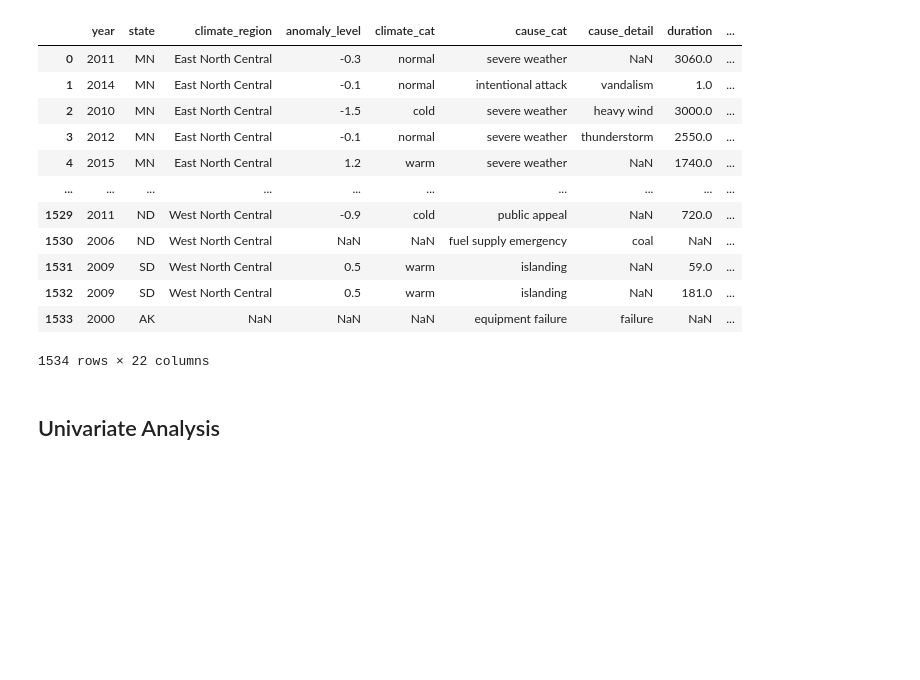
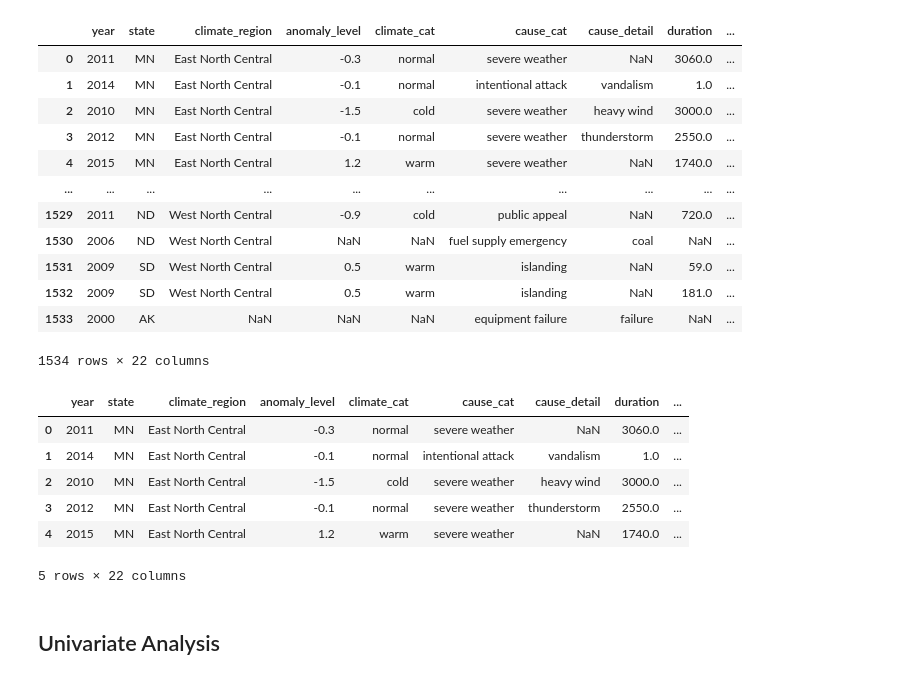
Before and after one commit to rcwoshimao/infrastructure-resilience-analysis, a Jupyter notebook: notebooks/step_1_to_4_cleaned.ipynb, the cells around one changed output. Cells and saved outputs as stored; diff of their text form; code cells hidden in the pictures; blank space fills up the shorter version.

```diff
--- a/notebooks/step_1_to_4_cleaned.ipynb
+++ b/notebooks/step_1_to_4_cleaned.ipynb
@@ -449,6 +472,16 @@ merged_outage
 | 1532 | 2009 | SD | West North Central | 0.5 | warm | islanding | NaN | 181.0 | ... |
 | 1533 | 2000 | AK | NaN | NaN | NaN | equipment failure | failure | NaN | ... |
 1534 rows × 22 columns
+# %%
+merged_outage.head()
+# %% [output]
+|  | year | state | climate_region | anomaly_level | climate_cat | cause_cat | cause_detail | duration | ... |
+| 0 | 2011 | MN | East North Central | -0.3 | normal | severe weather | NaN | 3060.0 | ... |
+| 1 | 2014 | MN | East North Central | -0.1 | normal | intentional attack | vandalism | 1.0 | ... |
+| 2 | 2010 | MN | East North Central | -1.5 | cold | severe weather | heavy wind | 3000.0 | ... |
+| 3 | 2012 | MN | East North Central | -0.1 | normal | severe weather | thunderstorm | 2550.0 | ... |
+| 4 | 2015 | MN | East North Central | 1.2 | warm | severe weather | NaN | 1740.0 | ... |
+5 rows × 22 columns
 # %% [markdown]
 ## Univariate Analysis
 # %% [markdown]
```
Also changed, not shown: parts of 7 cells of this notebook, 2 other files.
